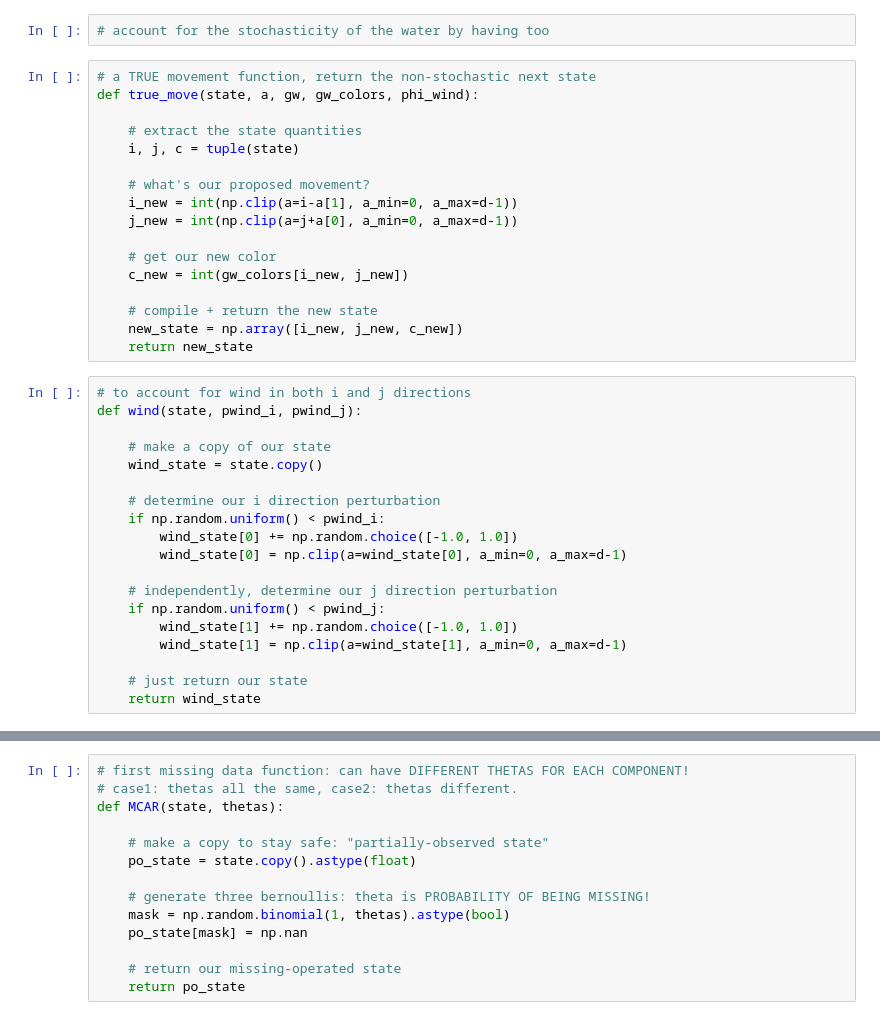
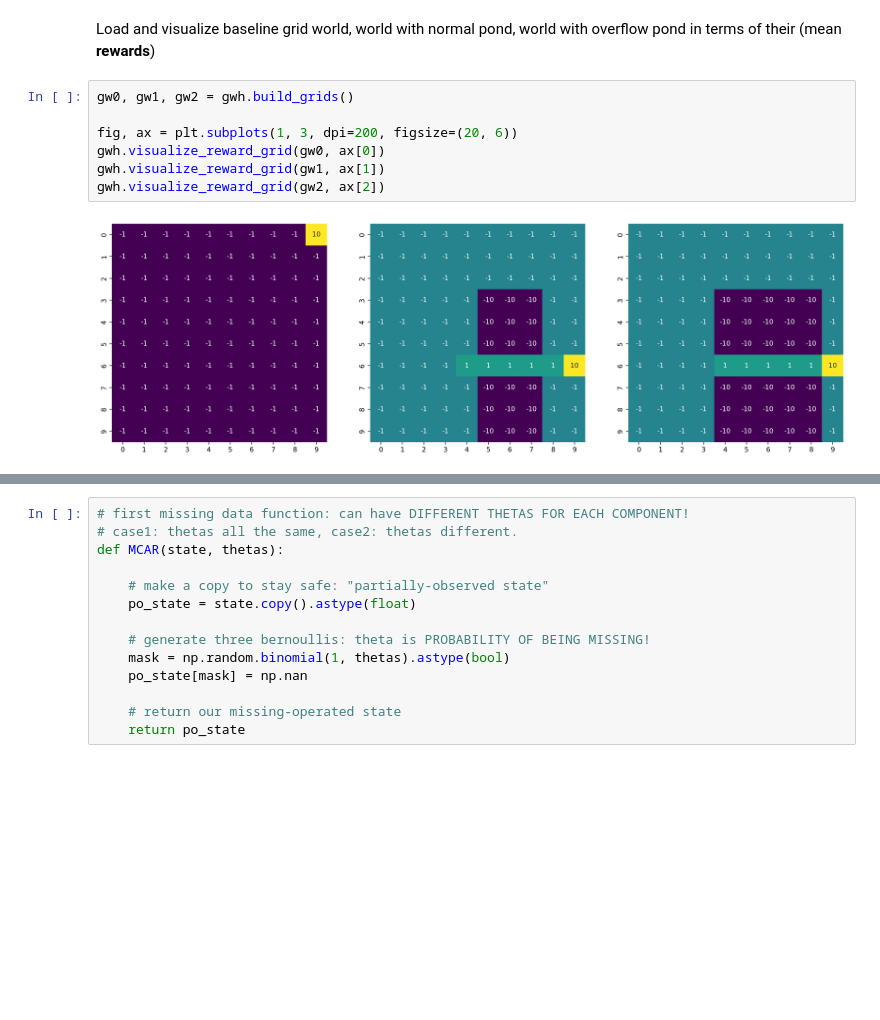
Before and after one commit to skbwu/probabilistic-missing-data-imputation, a Jupyter notebook: gridworlds.ipynb, the cells around one changed output, grey strips where cells are left out. Drawn from its saved outputs; the diff is of its cells as text; blank space fills up the shorter version.

Commit message:
Move functions to a helper script and begin to write out procedure for what happens at each time t

```diff
--- a/gridworlds.ipynb
+++ b/gridworlds.ipynb
@@ -87,38 +11,11 @@ gw1_colors = make_gw_colors(gw1)
-# %%
-# account for the stochasticity of the water by having too
-# %%
-# a TRUE movement function, return the non-stochastic next state
-def true_move(state, a, gw, gw_colors, phi_wind):
-
-    # extract the state quantities
-    i, j, c = tuple(state)
-
-    # what's our proposed movement?
-    i_new = int(np.clip(a=i-a[1], a_min=0, a_max=d-1))
-    j_new = int(np.clip(a=j+a[0], a_min=0, a_max=d-1))
-
-    # get our new color
-    c_new = int(gw_colors[i_new, j_new])
-
-    # compile + return the new state
-    new_state = np.array([i_new, j_new, c_new])
-    return new_state
-# %%
-# to account for wind in both i and j directions
-def wind(state, pwind_i, pwind_j):
-
-    # make a copy of our state
-    wind_state = state.copy()
-
-    # determine our i direction perturbation
-    if np.random.uniform() < pwind_i:
-        wind_state[0] += np.random.choice([-1.0, 1.0])
-        wind_state[0] = np.clip(a=wind_state[0], a_min=0, a_max=d-1)
-
-    # independently, determine our j direction perturbation
-    if np.random.uniform() < pwind_j:
-        wind_state[1] += np.random.choice([-1.0, 1.0])
-        wind_state[1] = np.clip(a=wind_state[1], a_min=0, a_max=d-1)
-
-    # just return our state
-    return wind_state
+# %% [markdown]
+Load and visualize baseline grid world, world with normal pond, world with overflow pond in terms of their  (mean **rewards**)
+# %%
+gw0, gw1, gw2 = gwh.build_grids()
+
+fig, ax = plt.subplots(1, 3, dpi=200, figsize=(20, 6))
+gwh.visualize_reward_grid(gw0, ax[0])
+gwh.visualize_reward_grid(gw1, ax[1])
+gwh.visualize_reward_grid(gw2, ax[2])
+# %% [output]
+[figure, added]
```
Also changed, not shown: parts of 15 cells of this notebook, 1 other file.
